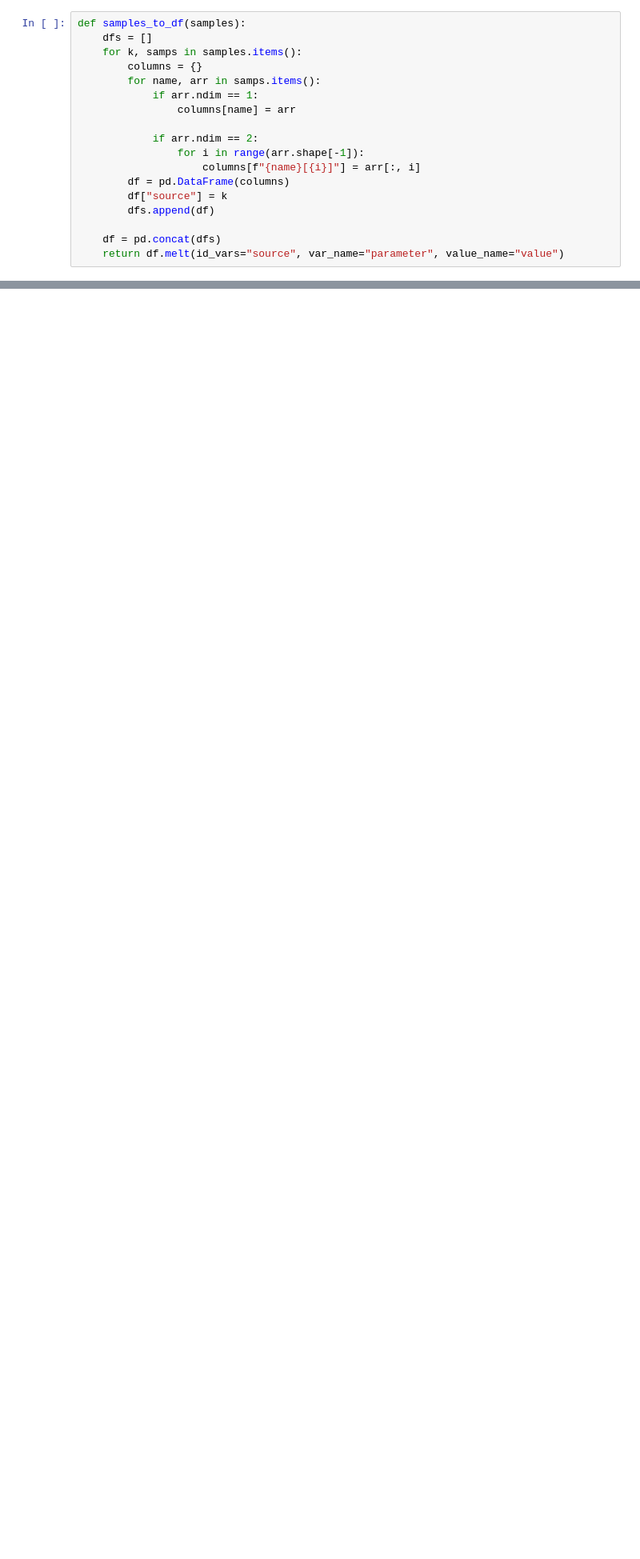
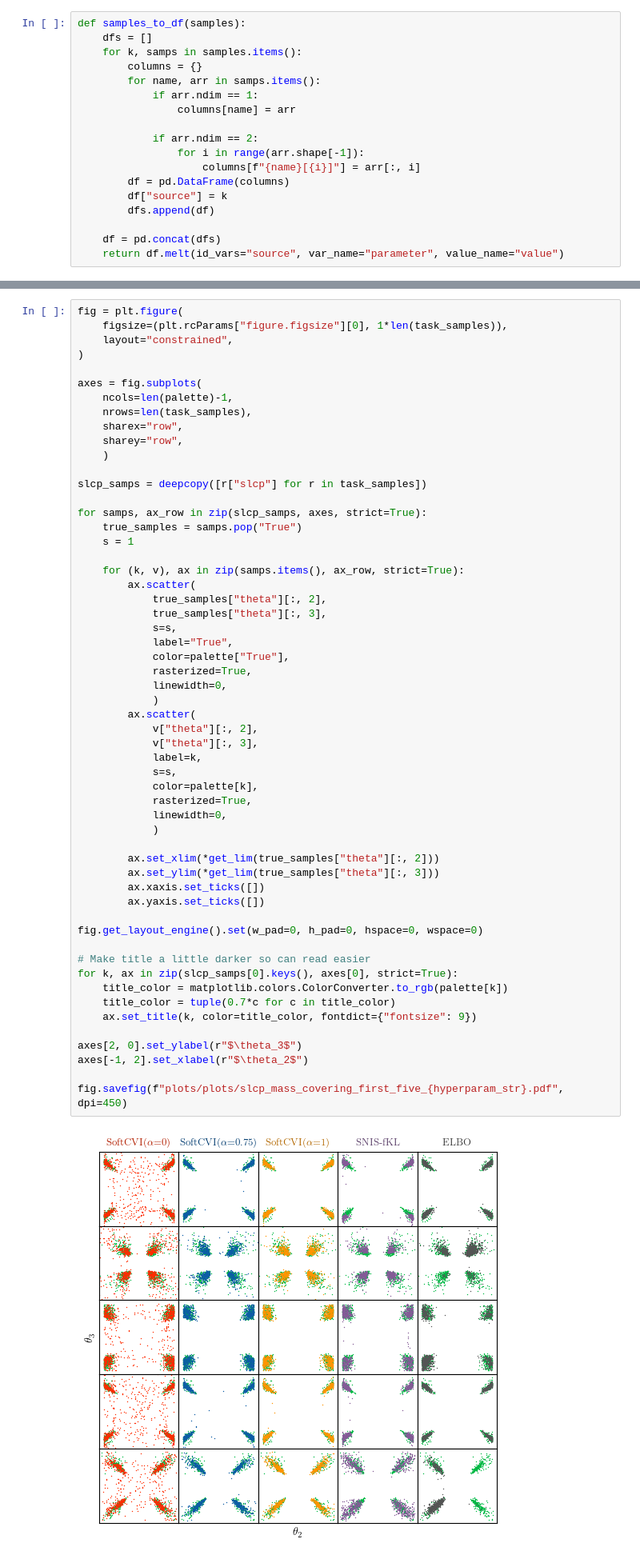
Before and after one commit to danielward27/softcvi_validation, a Jupyter notebook: plots/plot_individual_runs.ipynb, the cells around one changed output, grey strips where cells are left out. Shown at 80% size. Cells and saved outputs as stored; diff of their text form; blank space fills up the shorter version.

```diff
--- a/plots/plot_individual_runs.ipynb
+++ b/plots/plot_individual_runs.ipynb
@@ -189,0 +187,58 @@ fig.savefig(f"plots/plots/slcp_mass_covering_{hyperparam_str}.pdf", dpi=450)
+# %%
+fig = plt.figure(
+    figsize=(plt.rcParams["figure.figsize"][0], 1*len(task_samples)),
+    layout="constrained",
+)
+
+axes = fig.subplots(
+    ncols=len(palette)-1,
+    nrows=len(task_samples),
+    sharex="row",
+    sharey="row",
+    )
+
+slcp_samps = deepcopy([r["slcp"] for r in task_samples])
+
+for samps, ax_row in zip(slcp_samps, axes, strict=True):
+    true_samples = samps.pop("True")
+    s = 1
+
+    for (k, v), ax in zip(samps.items(), ax_row, strict=True):
+        ax.scatter(
+            true_samples["theta"][:, 2],
+            true_samples["theta"][:, 3],
+            s=s,
+            label="True",
+            color=palette["True"],
+            rasterized=True,
+            linewidth=0,
+            )
+        ax.scatter(
+            v["theta"][:, 2],
+            v["theta"][:, 3],
+            label=k,
+            s=s,
+            color=palette[k],
+            rasterized=True,
+            linewidth=0,
+            )
+
+        ax.set_xlim(*get_lim(true_samples["theta"][:, 2]))
+        ax.set_ylim(*get_lim(true_samples["theta"][:, 3]))
+        ax.xaxis.set_ticks([])
+        ax.yaxis.set_ticks([])
+
+fig.get_layout_engine().set(w_pad=0, h_pad=0, hspace=0, wspace=0)
+
+# Make title a little darker so can read easier
+for k, ax in zip(slcp_samps[0].keys(), axes[0], strict=True):
+    title_color = matplotlib.colors.ColorConverter.to_rgb(palette[k])
+    title_color = tuple(0.7*c for c in title_color)
+    ax.set_title(k, color=title_color, fontdict={"fontsize": 9})
+
+axes[2, 0].set_ylabel(r"$\theta_3$")
+axes[-1, 2].set_xlabel(r"$\theta_2$")
+
+fig.savefig(f"plots/plots/slcp_mass_covering_first_five_{hyperparam_str}.pdf", dpi=450)
+# %% [output]
+[figure, added]
```
Also changed, not shown: parts of 4 cells of this notebook, 7 other files.
